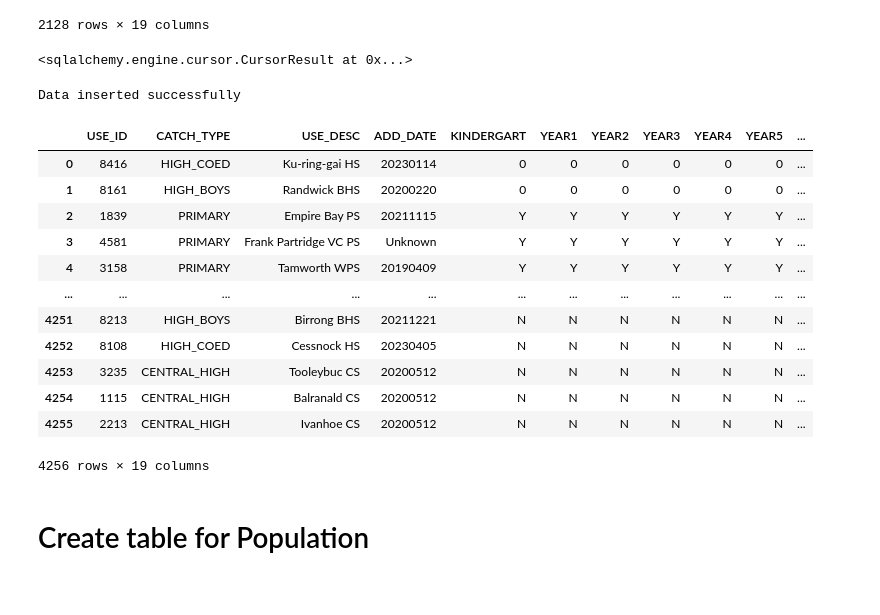
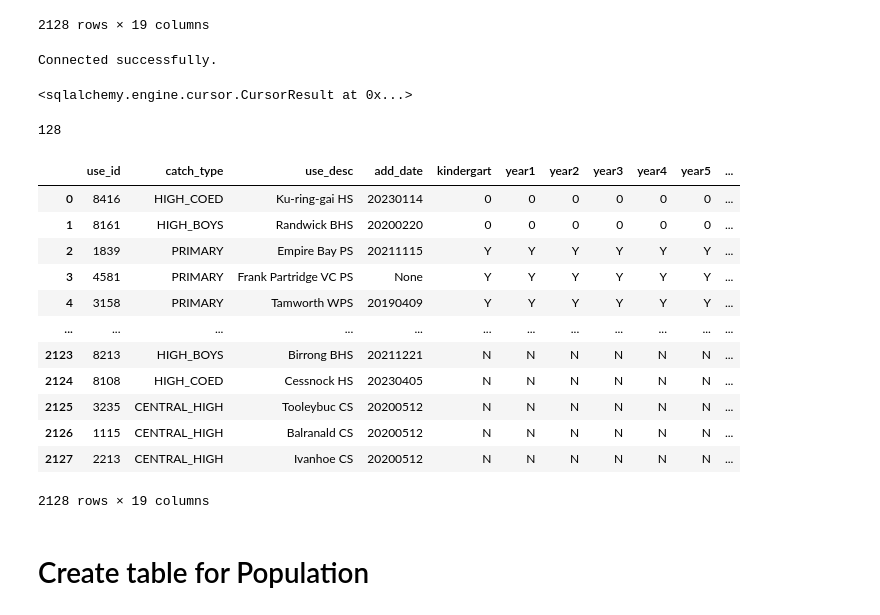
Before and after one commit to Loki4099/data2001_assignment, a Jupyter notebook: final_assignment.ipynb, the cells around one changed output. Cells and saved outputs as stored; diff of their text form; code cells hidden in the pictures.

```diff
--- a/final_assignment.ipynb
+++ b/final_assignment.ipynb
@@ -677,0 +635,7 @@ query(conn, "select * from polls")
+# %%
+# Define your SQL query
+query = "SELECT * FROM sydney.polls"
+
+# Execute the query and load the results into a DataFrame
+polls_data = pd.read_sql(query, conn)
+polls_data
@@ -852,6 +827,10 @@ schools
 | 2126 | 1115 | CENTRAL_HIGH | Balranald CS | 20200512 | N | N | N | N | N | N | ... |
 | 2127 | 2213 | CENTRAL_HIGH | Ivanhoe CS | 20200512 | N | N | N | N | N | N | ... |
 2128 rows × 19 columns
+# %%
+db, conn = pgconnect(credentials)
+# %% [output]
+Connected successfully.
 # %%
 conn.execute(text('ROLLBACK'))
 # %% [output]
@@ -859,52 +838,47 @@ conn.execute(text('ROLLBACK'))
 # %%
 # Renaming DataFrame columns to match the SQL table column names exactly
 schools.rename(columns={
-    'USE_ID': 'USE_ID',
-    'CATCH_TYPE': 'CATCH_TYPE',
-    'USE_DESC': 'USE_DESC',
-    'ADD_DATE': 'ADD_DATE',
-    'KINDERGART': 'KINDERGART',
-    'YEAR1': 'YEAR1',
-    'YEAR2': 'YEAR2',
-    'YEAR3': 'YEAR3',
-    'YEAR4': 'YEAR4',
-    'YEAR5': 'YEAR5',
-    'YEAR6': 'YEAR6',
-    'YEAR7': 'YEAR7',
-    'YEAR8': 'YEAR8',
-    'YEAR9': 'YEAR9',
-    'YEAR10': 'YEAR10',
-    'YEAR11': 'YEAR11',
-    'YEAR12': 'YEAR12',
-    'PRIORITY': 'PRIORITY',
+    'USE_ID': 'use_id',
+    'CATCH_TYPE': 'catch_type',
+    'USE_DESC': 'use_desc',
+    'ADD_DATE': 'add_date',
+    'KINDERGART': 'kindergart',
+    'YEAR1': 'year1',
+    'YEAR2': 'year2',
+    'YEAR3': 'year3',
+    'YEAR4': 'year4',
+    'YEAR5': 'year5',
+    'YEAR6': 'year6',
+    'YEAR7': 'year7',
+    'YEAR8': 'year8',
+    'YEAR9': 'year9',
+    'YEAR10': 'year10',
+    'YEAR11': 'year11',
+    'YEAR12': 'year12',
+    'PRIORITY': 'priority',
     'geom': 'geom'  # Make sure the geometry column name matches too
 }, inplace=True)
 
 # Attempt to insert data again
-try:
-    schools.to_sql('schools', conn, if_exists='append', index=False, dtype={'geom': Geometry('MULTIPOLYGON', srid=4283)})
-    print("Data inserted successfully")
-except Exception as e:
-    print("An error occurred: ", e)
-    conn.execute(text('ROLLBACK'))
+schools.to_sql('schools', conn, if_exists='append', index=False, dtype={'geom': Geometry('MULTIPOLYGON', srid=4283)})
 # %% [output]
-Data inserted successfully
+128
 # %%
-query(conn, text("select * from schools"))
+query(conn, text("select * from sydney.schools"))
 # %% [output]
-|  | USE_ID | CATCH_TYPE | USE_DESC | ADD_DATE | KINDERGART | YEAR1 | YEAR2 | YEAR3 | YEAR4 | YEAR5 | ... |
+|  | use_id | catch_type | use_desc | add_date | kindergart | year1 | year2 | year3 | year4 | year5 | ... |
 | 0 | 8416 | HIGH_COED | Ku-ring-gai HS | 20230114 | 0 | 0 | 0 | 0 | 0 | 0 | ... |
 | 1 | 8161 | HIGH_BOYS | Randwick BHS | 20200220 | 0 | 0 | 0 | 0 | 0 | 0 | ... |
 | 2 | 1839 | PRIMARY | Empire Bay PS | 20211115 | Y | Y | Y | Y | Y | Y | ... |
-| 3 | 4581 | PRIMARY | Frank Partridge VC PS | Unknown | Y | Y | Y | Y | Y | Y | ... |
+| 3 | 4581 | PRIMARY | Frank Partridge VC PS | None | Y | Y | Y | Y | Y | Y | ... |
 | 4 | 3158 | PRIMARY | Tamworth WPS | 20190409 | Y | Y | Y | Y | Y | Y | ... |
 | ... | ... | ... | ... | ... | ... | ... | ... | ... | ... | ... | ... |
-| 4251 | 8213 | HIGH_BOYS | Birrong BHS | 20211221 | N | N | N | N | N | N | ... |
-| 4252 | 8108 | HIGH_COED | Cessnock HS | 20230405 | N | N | N | N | N | N | ... |
-| 4253 | 3235 | CENTRAL_HIGH | Tooleybuc CS | 20200512 | N | N | N | N | N | N | ... |
-| 4254 | 1115 | CENTRAL_HIGH | Balranald CS | 20200512 | N | N | N | N | N | N | ... |
-| 4255 | 2213 | CENTRAL_HIGH | Ivanhoe CS | 20200512 | N | N | N | N | N | N | ... |
+| 2123 | 8213 | HIGH_BOYS | Birrong BHS | 20211221 | N | N | N | N | N | N | ... |
+| 2124 | 8108 | HIGH_COED | Cessnock HS | 20230405 | N | N | N | N | N | N | ... |
+| 2125 | 3235 | CENTRAL_HIGH | Tooleybuc CS | 20200512 | N | N | N | N | N | N | ... |
+| 2126 | 1115 | CENTRAL_HIGH | Balranald CS | 20200512 | N | N | N | N | N | N | ... |
+| 2127 | 2213 | CENTRAL_HIGH | Ivanhoe CS | 20200512 | N | N | N | N | N | N | ... |
-4256 rows × 19 columns
+2128 rows × 19 columns
 # %% [markdown]
 # Create table for Population
 # %%
```
Also changed, not shown: parts of 49 cells of this notebook.
